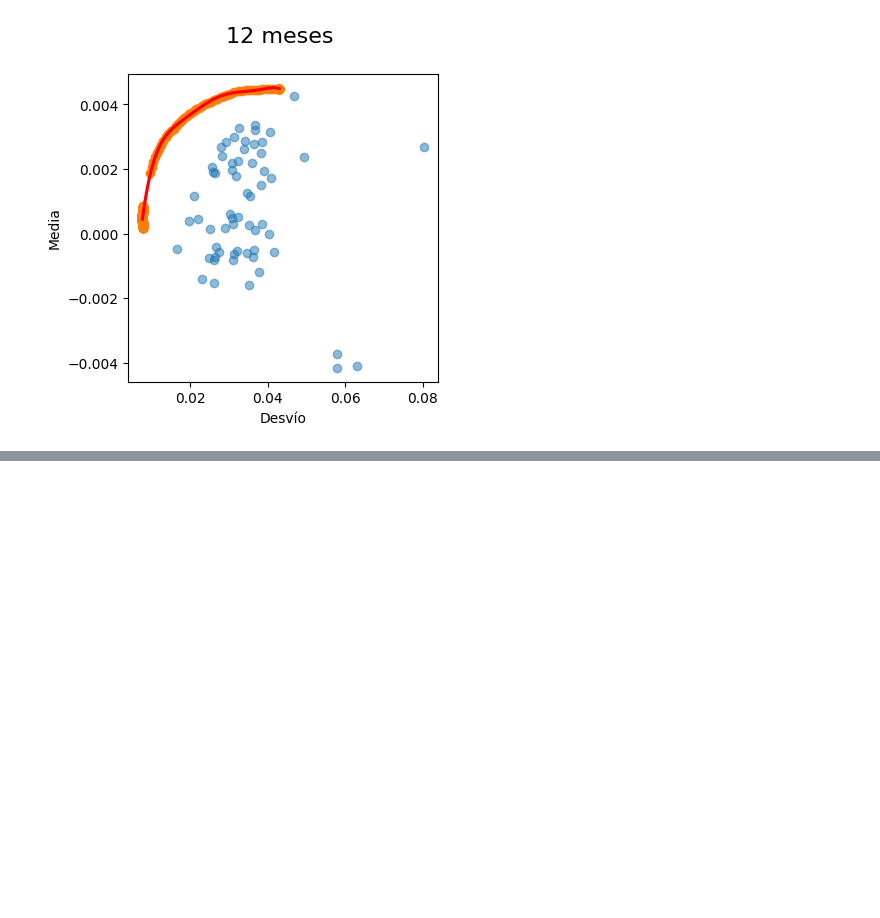
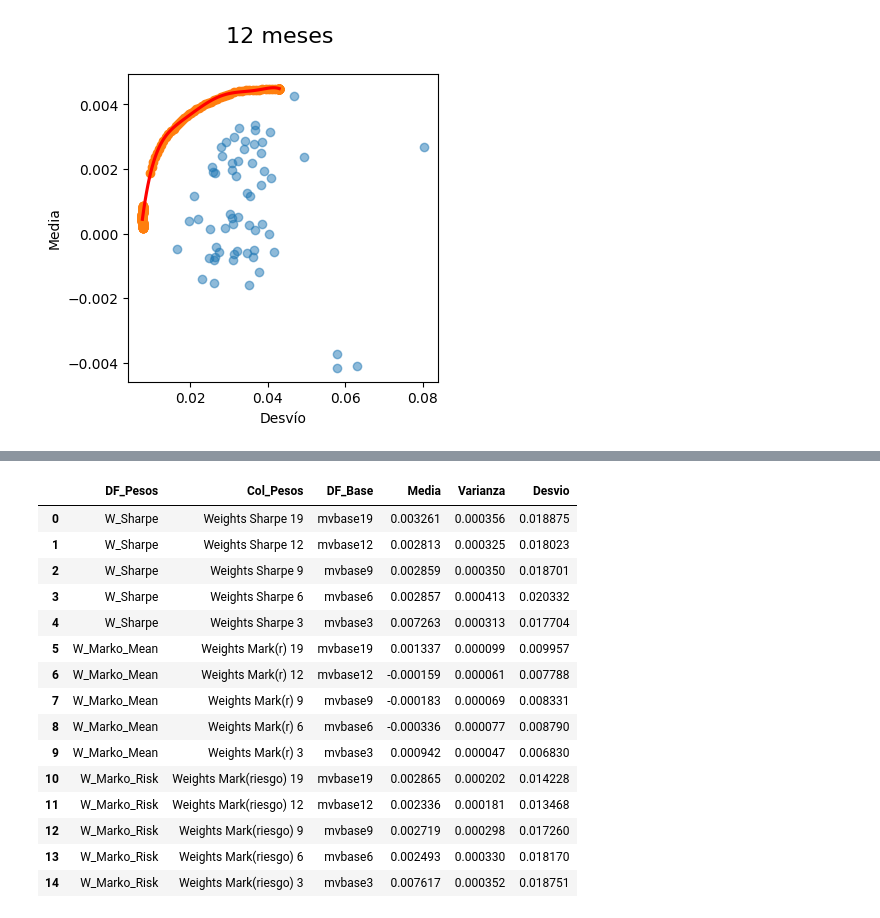
Before and after one commit to nluczywo/indicador, a Jupyter notebook: carteras-tesis.ipynb, the cells around one changed output, grey strips where cells are left out. Cells and saved outputs as stored; diff of their text form; code cells hidden in the pictures; blank space fills up the shorter version.

```diff
--- a/carteras-tesis.ipynb
+++ b/carteras-tesis.ipynb
@@ -107,7 +108,7 @@ wsharpe
 | CARC | 0.000000 | 0.000000 | 0.000000 | 0.000000 | 0.043459 |
 | INVJ | 0.000000 | 0.000000 | 0.000000 | 0.000000 | 0.054633 |
 # %%
-mk = gp.optimize.mean_variance.Markowitz(target_return=0.01)
+mk = gp.optimize.mean_variance.Markowitz(target_return=0.001)
 marko19_mean= mk.optimize(base19)
 marko12_mean= mk.optimize(base12)
 marko9_mean= mk.optimize(base9)
@@ -618,0 +673,81 @@ sns.regplot(x=xc3, y=yc3, ax=ax[4],order=6, ci=None, color='red', label="Envolve
+# %%
+df_pesos_dictm2 = {
+    "W_Sharpe": wsharpe,
+    "W_Marko_Mean": wmarko_mean,
+    "W_Marko_Risk": wmarko_risk
+}
+
+bases_dict = {
+    "19": base19, "12": base12, "9": base9, "6": base6, "3": base3
+}
+
+resultados_cartera = []
+
+for nombre_pesos, df_pesos in df_pesos_dictm2.items():
+    for col_peso in df_pesos.columns:
+        match = re.search(r"(\d+)", col_peso)
+        if not match: continue
+
+        numero = match.group(1)
+        if numero not in bases_dict: continue
+
+        # --- EXTRACCIÓN Y TRANSFORMACIÓN A RETORNOS ---
+        obj_base = bases_dict[numero]
+        df_precios_puro = obj_base._prices_df
+
+        # Calculamos retornos logarítmicos: ln(Pt / Pt-1)
+        # Eliminamos el primer valor (NaN) con .dropna()
+        df_retornos = np.log(df_precios_puro / df_precios_puro.shift(1)).dropna()
+
+        # Ahora calculamos media y varianza sobre RETORNOS
+        mu_vector = df_retornos.mean()
+        var_vector = df_retornos.var()
+
+        pesos = df_pesos[col_peso]
+
+        # Alineación por nombre de columna (Asegura que coincidan los sectores)
+        pesos_alineados = pesos.reindex(mu_vector.index).fillna(0)
+
+        # === Cálculo de rendimiento y riesgo del portafolio ===
+        # Media del portafolio: sum(wi * mu_i)
+        media_port = np.dot(pesos_alineados.values, mu_vector.values)
+
+        # Varianza del portafolio: sum(wi^2 * sigma_i^2)
+        # (Basado en el supuesto de independencia utilizado en tu rutina)
+        varianza_port = np.dot(pesos_alineados.values**2, var_vector.values)
+
+        resultados_cartera.append([
+            nombre_pesos,
+            col_peso,
+            f"mvbase{numero}",
+            media_port,
+            varianza_port
+        ])
+
+# DataFrame Final
+df_resultados_cartera_final = pd.DataFrame(
+    resultados_cartera,
+    columns=["DF_Pesos", "Col_Pesos", "DF_Base", "Media", "Varianza"]
+)
+
+# Cálculo de Desvío Estándar (Volatilidad de la cartera)
+df_resultados_cartera_final['Desvio'] = np.sqrt(df_resultados_cartera_final['Varianza'])
+
+df_resultados_cartera_final
+# %% [output]
+|  | DF_Pesos | Col_Pesos | DF_Base | Media | Varianza | Desvio |
+| 0 | W_Sharpe | Weights Sharpe 19 | mvbase19 | 0.003261 | 0.000356 | 0.018875 |
+| 1 | W_Sharpe | Weights Sharpe 12 | mvbase12 | 0.002813 | 0.000325 | 0.018023 |
+| 2 | W_Sharpe | Weights Sharpe 9 | mvbase9 | 0.002859 | 0.000350 | 0.018701 |
+| 3 | W_Sharpe | Weights Sharpe 6 | mvbase6 | 0.002857 | 0.000413 | 0.020332 |
+| 4 | W_Sharpe | Weights Sharpe 3 | mvbase3 | 0.007263 | 0.000313 | 0.017704 |
+| 5 | W_Marko_Mean | Weights Mark(r) 19 | mvbase19 | 0.001337 | 0.000099 | 0.009957 |
+| 6 | W_Marko_Mean | Weights Mark(r) 12 | mvbase12 | -0.000159 | 0.000061 | 0.007788 |
+| 7 | W_Marko_Mean | Weights Mark(r) 9 | mvbase9 | -0.000183 | 0.000069 | 0.008331 |
+| 8 | W_Marko_Mean | Weights Mark(r) 6 | mvbase6 | -0.000336 | 0.000077 | 0.008790 |
+| 9 | W_Marko_Mean | Weights Mark(r) 3 | mvbase3 | 0.000942 | 0.000047 | 0.006830 |
+| 10 | W_Marko_Risk | Weights Mark(riesgo) 19 | mvbase19 | 0.002865 | 0.000202 | 0.014228 |
+| 11 | W_Marko_Risk | Weights Mark(riesgo) 12 | mvbase12 | 0.002336 | 0.000181 | 0.013468 |
+| 12 | W_Marko_Risk | Weights Mark(riesgo) 9 | mvbase9 | 0.002719 | 0.000298 | 0.017260 |
+| 13 | W_Marko_Risk | Weights Mark(riesgo) 6 | mvbase6 | 0.002493 | 0.000330 | 0.018170 |
+| 14 | W_Marko_Risk | Weights Mark(riesgo) 3 | mvbase3 | 0.007617 | 0.000352 | 0.018751 |
```
Also changed, not shown: parts of 5 cells of this notebook, 7 other files.
